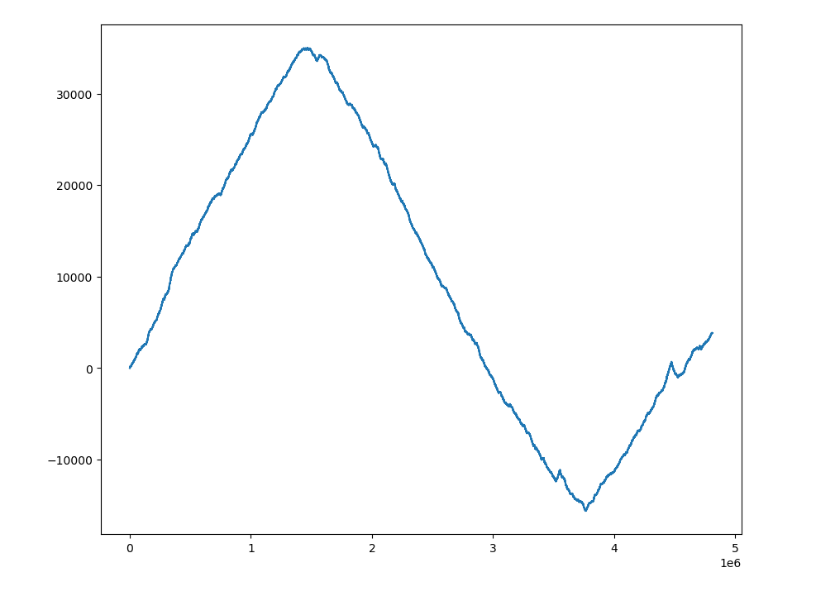
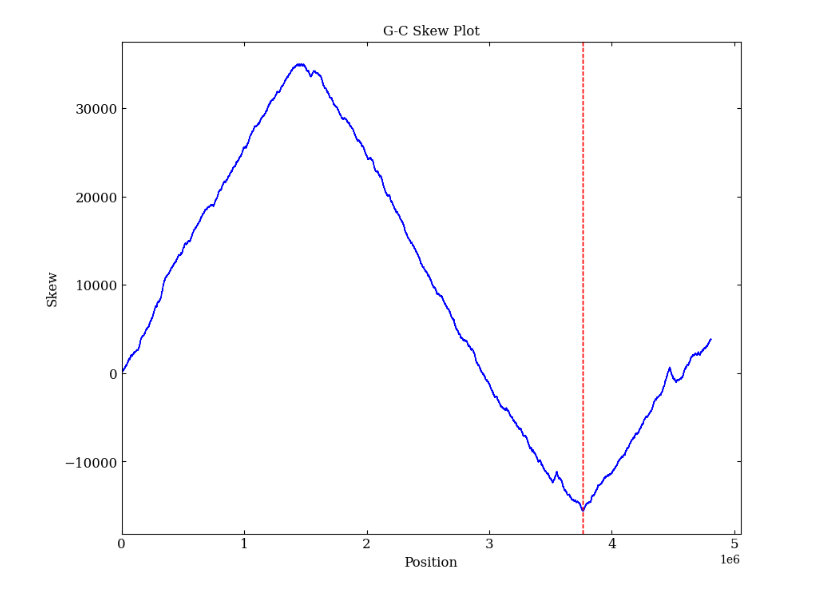
Before and after one commit to manhduc0905/ori_find_salmonella, a Jupyter notebook: ori_finder.ipynb, the cells around one changed output. Cells and saved outputs as stored; diff of their text form; code cells hidden in the pictures.

```diff
--- a/ori_finder.ipynb
+++ b/ori_finder.ipynb
@@ -1,7 +6,4 @@
 # %%
-#!/usr/bin/env/python
-from Bio import SeqIO
-import matplotlib.pyplot as plt
 with open("Salmonella_enterica.txt", "r") as f1:
     record = SeqIO.read(f1, "fasta")
     n = len(record.seq)
@@ -15,11 +17,30 @@ with open("Salmonella_enterica.txt", "r") as f1:
         GC_content['G'][i] = GC_content['G'][i-1] + 1 if (record.seq[i] == "G") else GC_content['G'][i-1]
         GC_content['C'][i] = GC_content['C'][i-1] + 1 if (record.seq[i] == "C") else GC_content['C'][i-1]
         GC_content["G-C"][i] = GC_content['G'][i] - GC_content['C'][i]
+min_G_C = min(GC_content["G-C"])
+lowest_points = []
+for i in range(n):
+    if (GC_content["G-C"][i] == min_G_C):
+        lowest_points.append(i)
 # %%
-
+plt.rcParams['font.family'] = 'serif'
 plt.figure(figsize=(10,8))
-pos = [x for x in range(0,n)]
-plt.plot(pos, GC_content["G-C"])
+pos = [x for x in range(n)]
+plt.plot(pos,
+         GC_content["G-C"],
+         color='blue',
+         linewidth=1)
+plt.title("G-C Skew Plot")
+plt.xlim(left=0)
+plt.xlabel("Position", fontsize=12)
+plt.ylabel("Skew", fontsize=12)
+plt.tick_params(direction='in', top=True, right=True, which='both', labelsize=12)
+for p in lowest_points:
+    plt.axvline(x=p,
+                color="red",
+                linestyle="--",
+                linewidth=1,
+                label="min-skew")
 plt.show()
 # %% [output]
-[figure, old version]
+[figure, new version]
```
Also changed, not shown: parts of 5 cells of this notebook.
